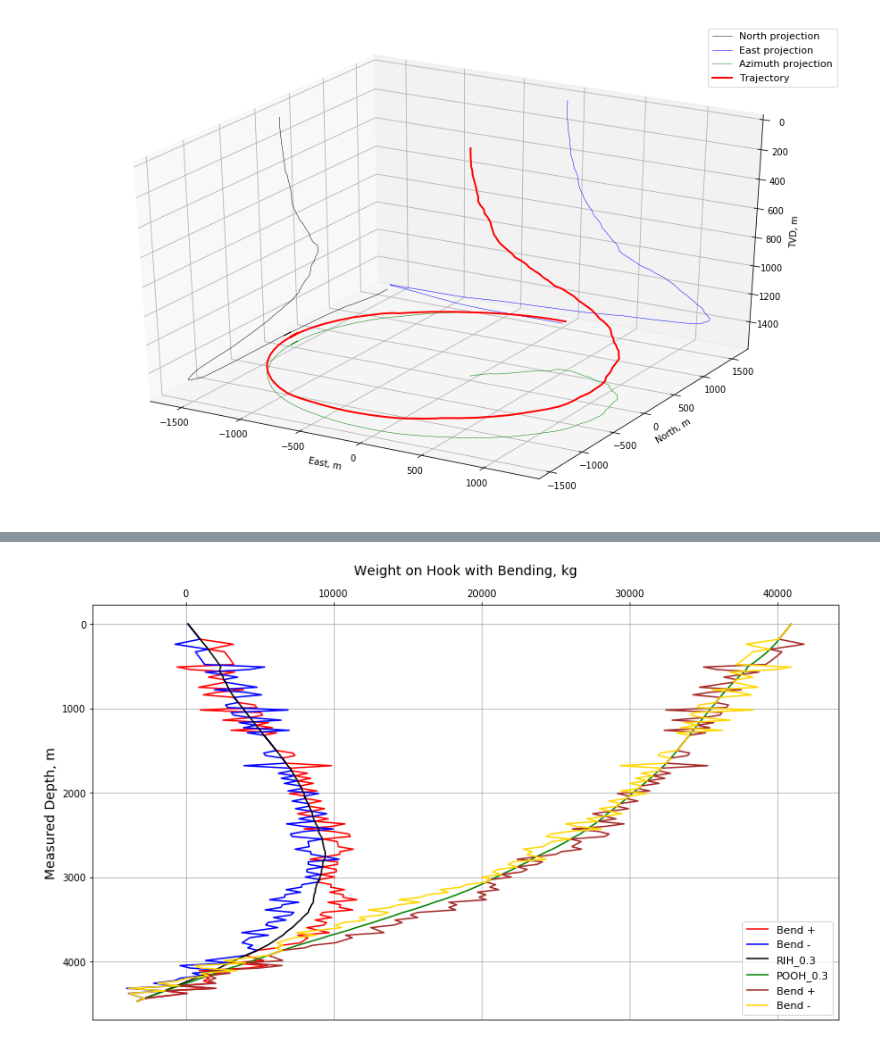
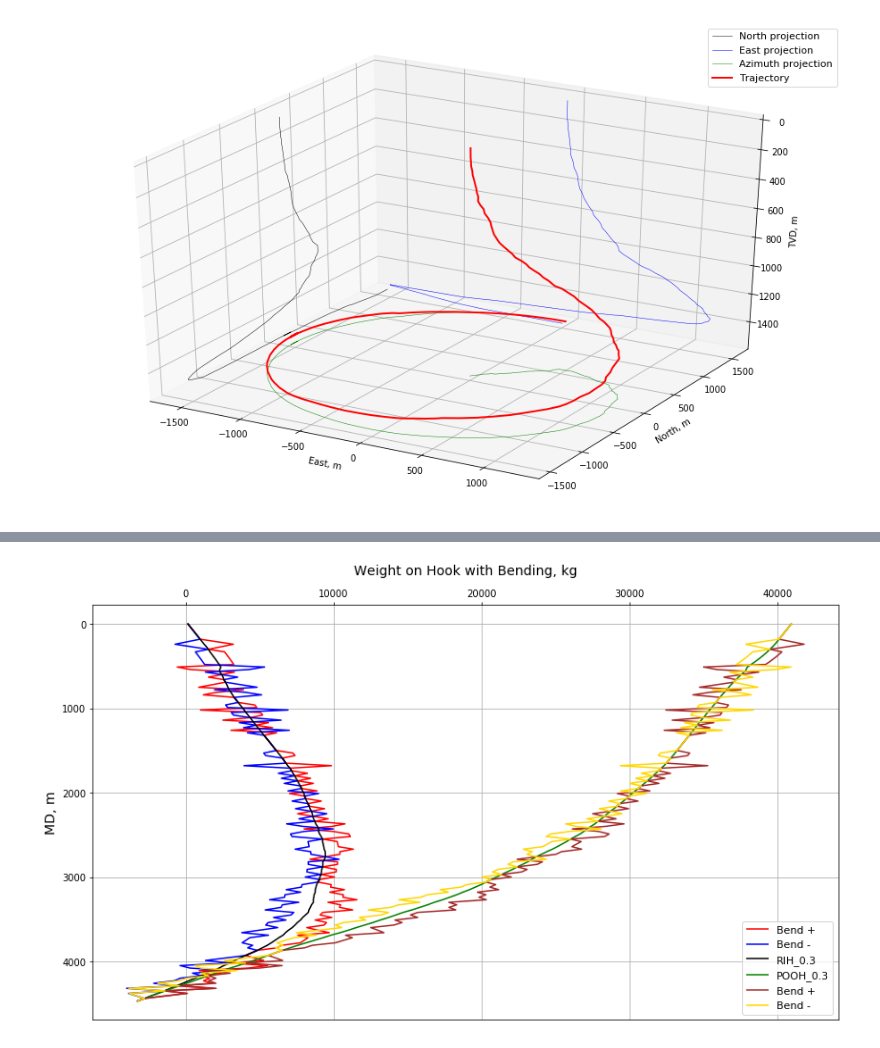
Before and after one commit to Dmitry1973/Repository_local, a Jupyter notebook: DD_survey_3d_plot.ipynb, the cells around one changed output, grey strips where cells are left out. Saved outputs shown, nothing was run; the diff lists cells and outputs as text; code cells hidden in the pictures.

```diff
--- a/DD_survey_3d_plot.ipynb
+++ b/DD_survey_3d_plot.ipynb
@@ -252,24 +252,24 @@ plt.show()
 # %%
 plt.figure(figsize=(14,8))
 
 plt.plot(Loads['revRIH_0.3_B+'], data['depth'], color='red', label='Bend +')
 plt.plot(Loads['revRIH_0.3_B-'], data['depth'], color='blue', label='Bend -')
 
 plt.plot(Loads['revRIH_0.3'], data['depth'], color='k', label='RIH_0.3')
 plt.plot(Loads['revPull_0.3'], data['depth'], color='green', label='POOH_0.3')
 
 plt.plot(Loads['revPull_0.3_B+'], data['depth'], color='brown', label='Bend +')
 plt.plot(Loads['revPull_0.3_B-'], data['depth'], color='gold', label='Bend -')
 
 plt.legend()
 plt.xlabel('Weight on Hook with Bending, kg', fontsize=14, labelpad=15)
-plt.ylabel('Measured Depth, m', fontsize=14)
+plt.ylabel('MD, m', fontsize=14)
 
 plt.gca().xaxis.tick_top()
 plt.gca().xaxis.set_label_position('top')
 plt.gca().invert_yaxis()
 
 plt.grid()
 plt.show()
 # %% [output]
-[figure, old version]
+[figure, new version]
```
Also changed, not shown: parts of 4 cells of this notebook.
